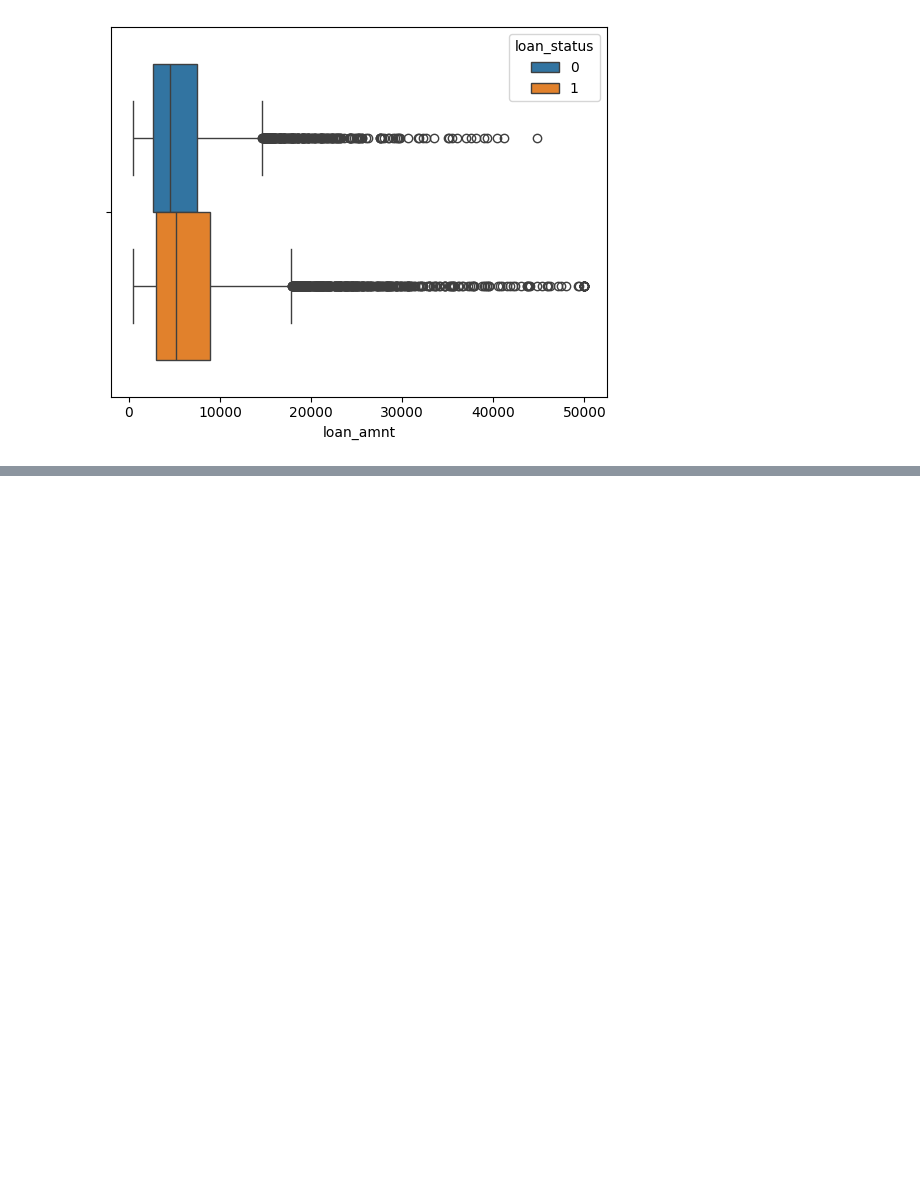
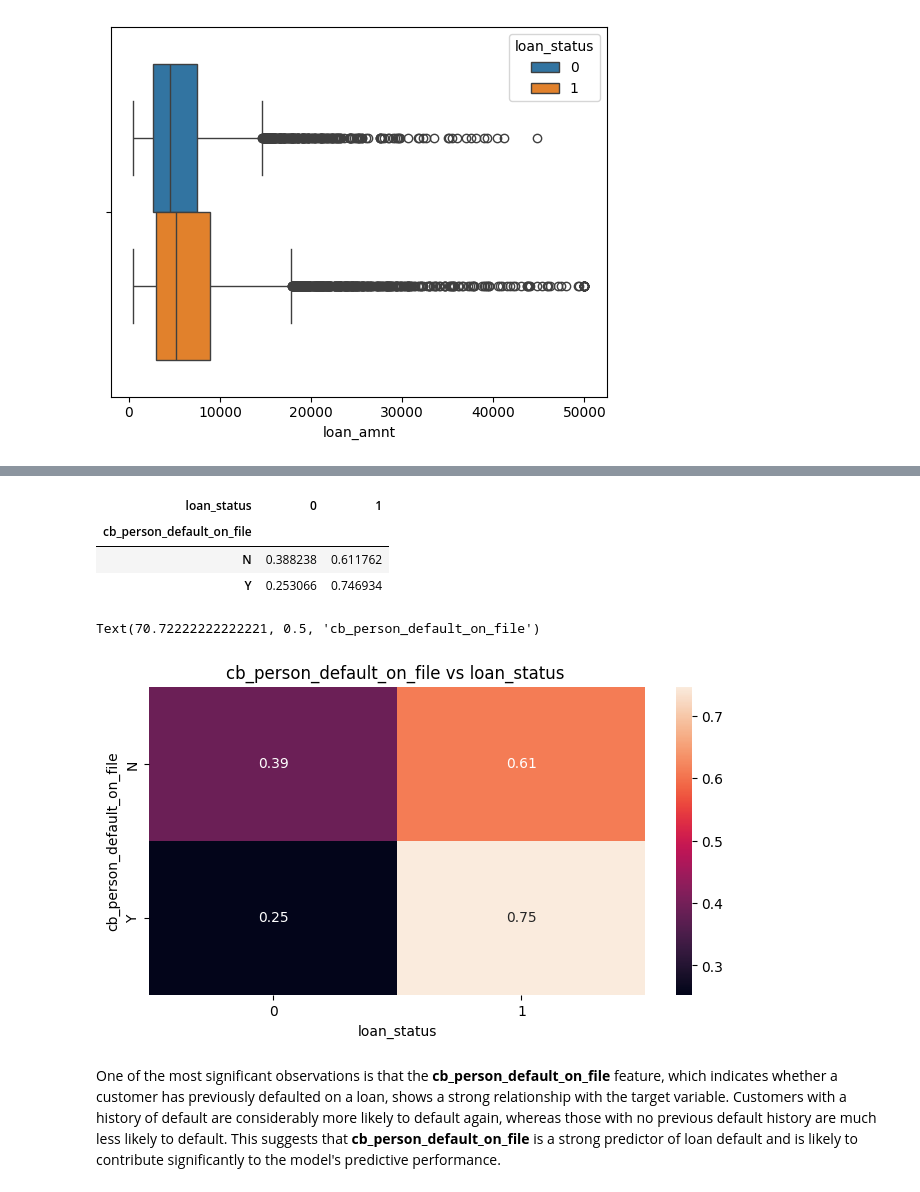
Before and after one commit to Nikesh5005/ML_PROJ, a Jupyter notebook: Loan_Default_Prediction_System_data_preprocess.ipynb, the cells around one changed output, grey strips where cells are left out. Saved outputs shown, nothing was run; the diff lists cells and outputs as text; code cells hidden in the pictures; blank space fills up the shorter version.

```diff
--- a/Loan_Default_Prediction_System_data_preprocess.ipynb
+++ b/Loan_Default_Prediction_System_data_preprocess.ipynb
@@ -80,0 +157,19 @@ sns.boxplot(data=df,x='loan_amnt',hue='loan_status')
+# %%
+ct=pd.crosstab(df['cb_person_default_on_file'], df['loan_status'], normalize='index')
+ct
+# %% [output]
+| loan_status | 0 | 1 |
+| cb_person_default_on_file |  |  |
+| N | 0.388238 | 0.611762 |
+| Y | 0.253066 | 0.746934 |
+# %%
+plt.figure(figsize=(8,4))
+sns.heatmap(ct,annot=True)
+plt.title("cb_person_default_on_file vs loan_status ")
+plt.xlabel("loan_status")
+plt.ylabel("cb_person_default_on_file")
+# %% [output]
+Text(70.72222222222221, 0.5, 'cb_person_default_on_file')
+[figure, added]
+# %% [markdown]
+One of the most significant observations is that the **cb_person_default_on_file** feature, which indicates whether a customer has previously defaulted on a loan, shows a strong relationship with the target variable. Customers with a history of default are considerably more likely to default again, whereas those with no previous default history are much less likely to default. This suggests that **cb_person_default_on_file** is a strong predictor of loan default and is likely to contribute significantly to the model's predictive performance.
```
Also changed, not shown: parts of 17 cells of this notebook.
